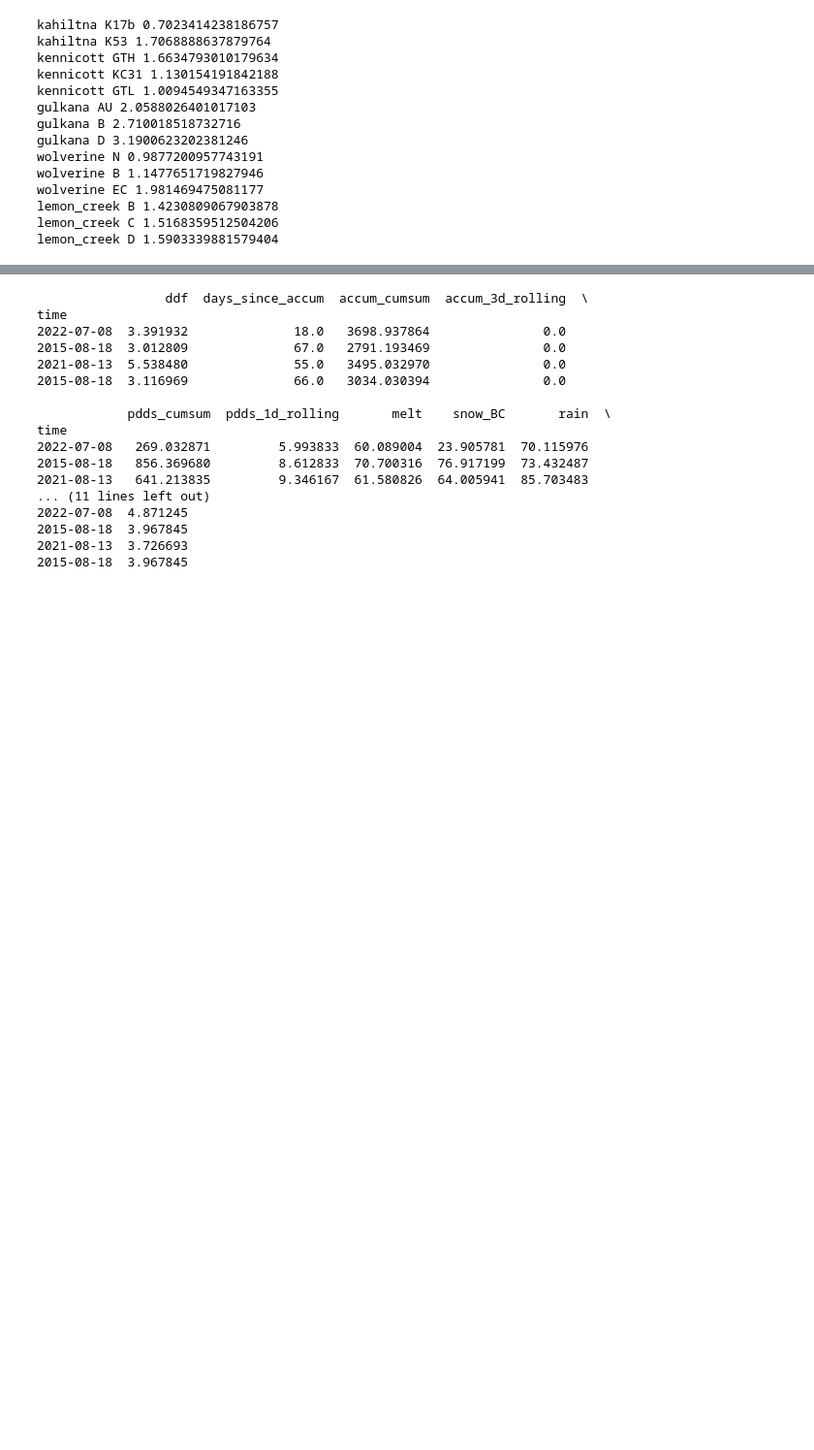
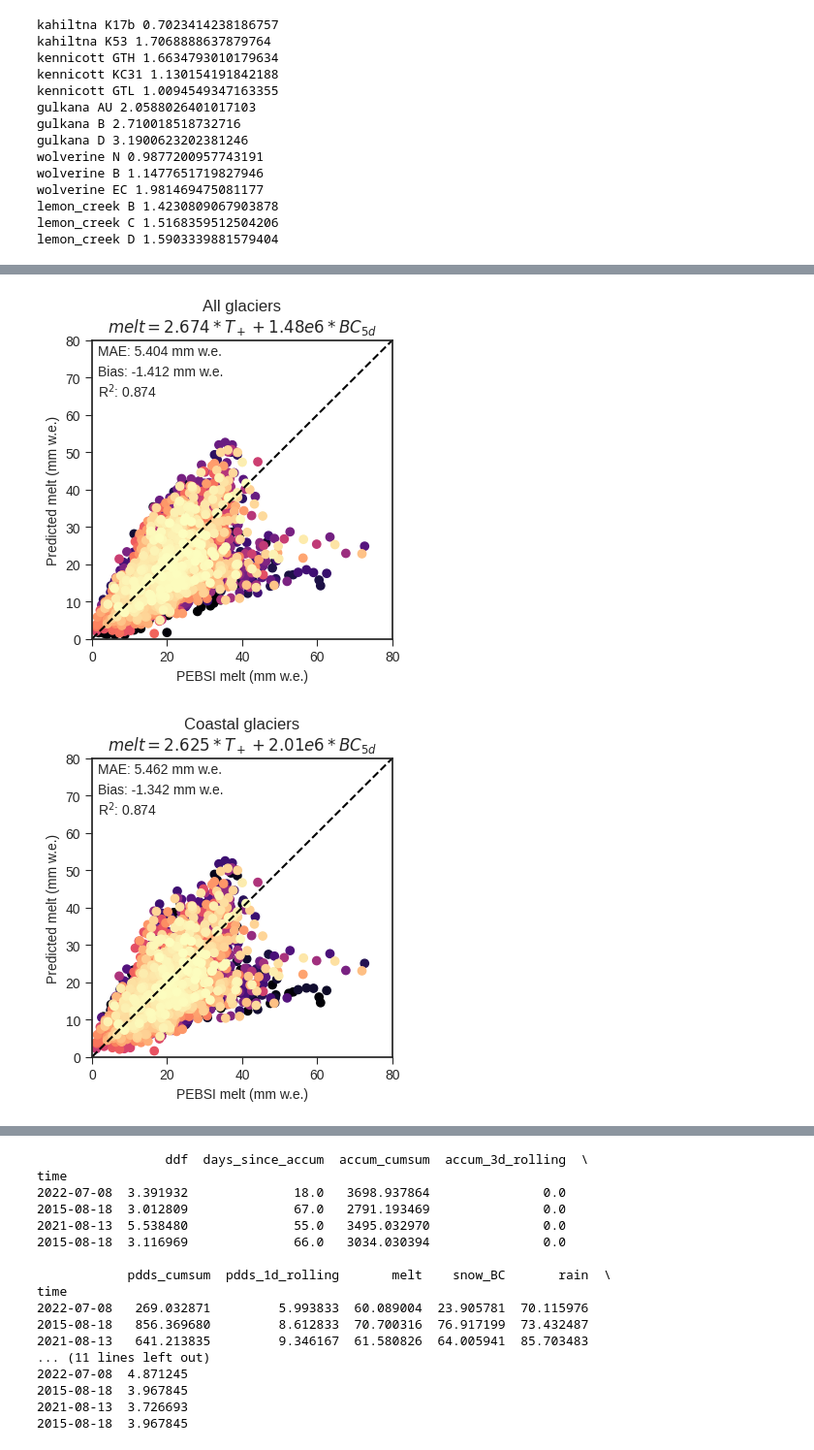
Before and after one commit to clairevwilson/PEBSI, a Jupyter notebook: project/explore.ipynb, the cells around one changed output, grey strips where cells are left out. Shown at 97% size. Cells and saved outputs as stored; diff of their text form; code cells hidden in the pictures; blank space fills up the shorter version.

```diff
--- a/project/explore.ipynb
+++ b/project/explore.ipynb
@@ -364,0 +314,48 @@ bc_5d_rolling         0.150339       1.000000
+# %%
+all_groups = {
+          'all':['gulkana','wolverine','taku','kennicott','kahiltna','lemon_creek'],
+          'coastal':['wolverine','taku','lemon_creek'],
+          'continental':['gulkana','kennicott','kahiltna'],
+          }
+for group in all_groups:
+    glac_df = all_df.loc[all_df['glacier'].isin(all_groups[group])]
+    X = glac_df[['pdds_1d_rolling' , 'bc_5d_rolling']] #
+    y = glac_df['melt']
+
+    model = sm.OLS(y, X).fit()
+    model.summary()
+
+    ddf = model.params['pdds_1d_rolling']
+    bcf = model.params['bc_5d_rolling']
+    melt_predicted = glac_df['pdds_1d_rolling'] * ddf + glac_df['bc_5d_rolling'] * bcf
+    melt_actual = glac_df['melt']
+
+    x = melt_actual.values
+    y = melt_predicted.values
+    xy = np.vstack([x, y])
+    z = kde(xy)(xy)
+    idx = z.argsort()
+    x, y, z = x[idx], y[idx], z[idx]
+
+    fig, ax = plt.subplots(figsize=(4, 4))
+    ax.scatter(melt_actual, melt_predicted, c=z, cmap='magma')
+    ax.plot([0,80],[0,80],'k--')
+    ax.legend()
+    ax.tick_params(length=5)
+    ax.set_xlim(0, 80)
+    ax.set_ylim(0, 80)
+    ax.set_xlabel('PEBSI melt (mm w.e.)')
+    ax.set_ylabel('Predicted melt (mm w.e.)')
+    ax.set_title(f'{group.capitalize()} glaciers\n$melt={ddf:.3f}*T_+'+f'+{bcf:.2e}*'.replace('e+0','e')+r'BC_{5d}$')
+
+    mae = np.nanmean(np.abs(melt_predicted - melt_actual))
+    bias = np.nanmean(melt_predicted - melt_actual)
+    r2 = model.rsquared
+    ax.text(0.02, 0.95, f'MAE: {mae:.3f} mm w.e.', transform=ax.transAxes)
+    ax.text(0.02, 0.88, f'Bias: {bias:.3f} mm w.e.', transform=ax.transAxes)
+    ax.text(0.02, 0.81, f'R$^2$: {r2:.3f}', transform=ax.transAxes)
+
+    plt.show()
+# %% [output]
+[figure, added]
+[figure, added]
```
Also changed, not shown: parts of 14 cells of this notebook, 4 other files.
